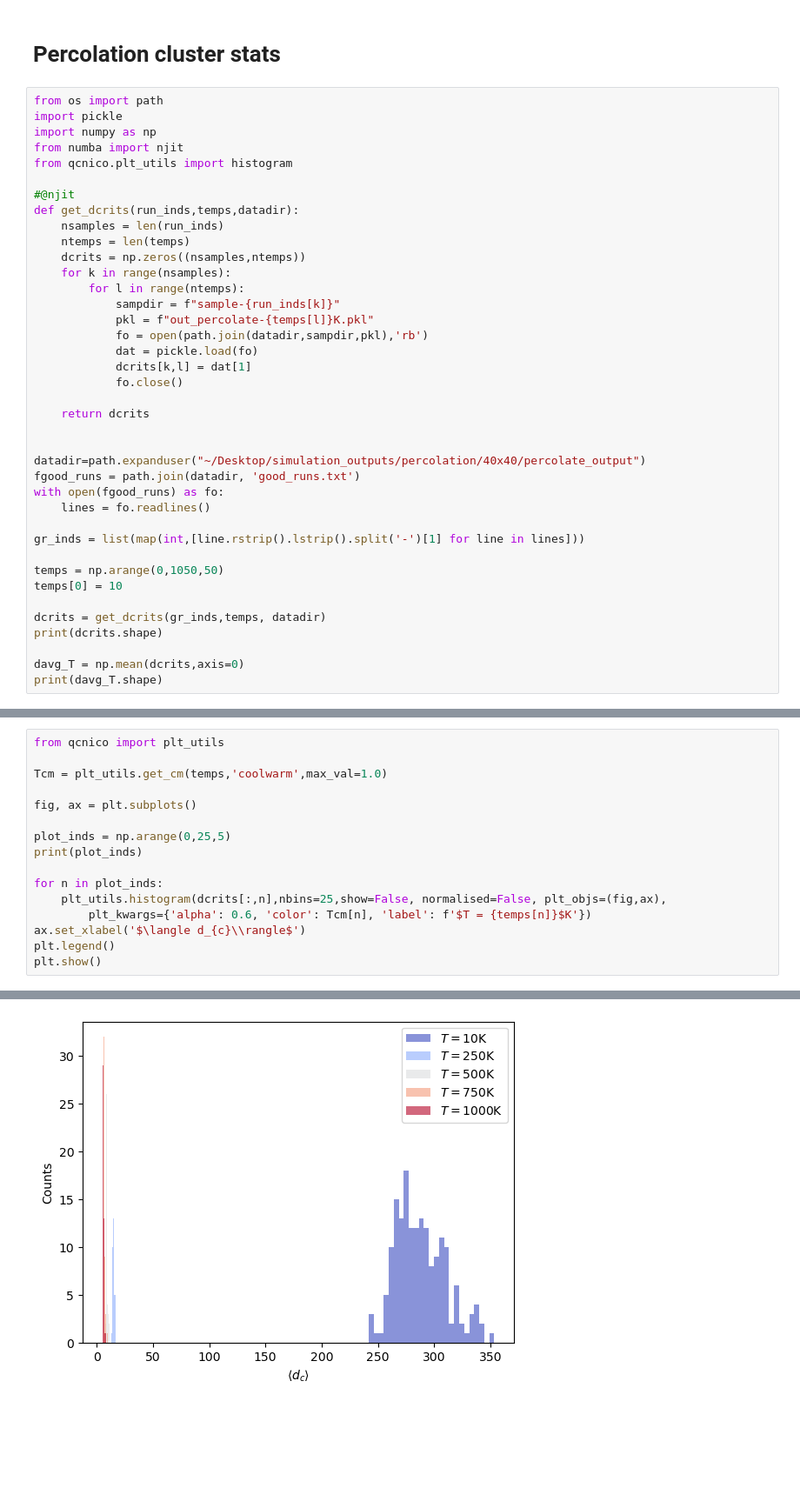
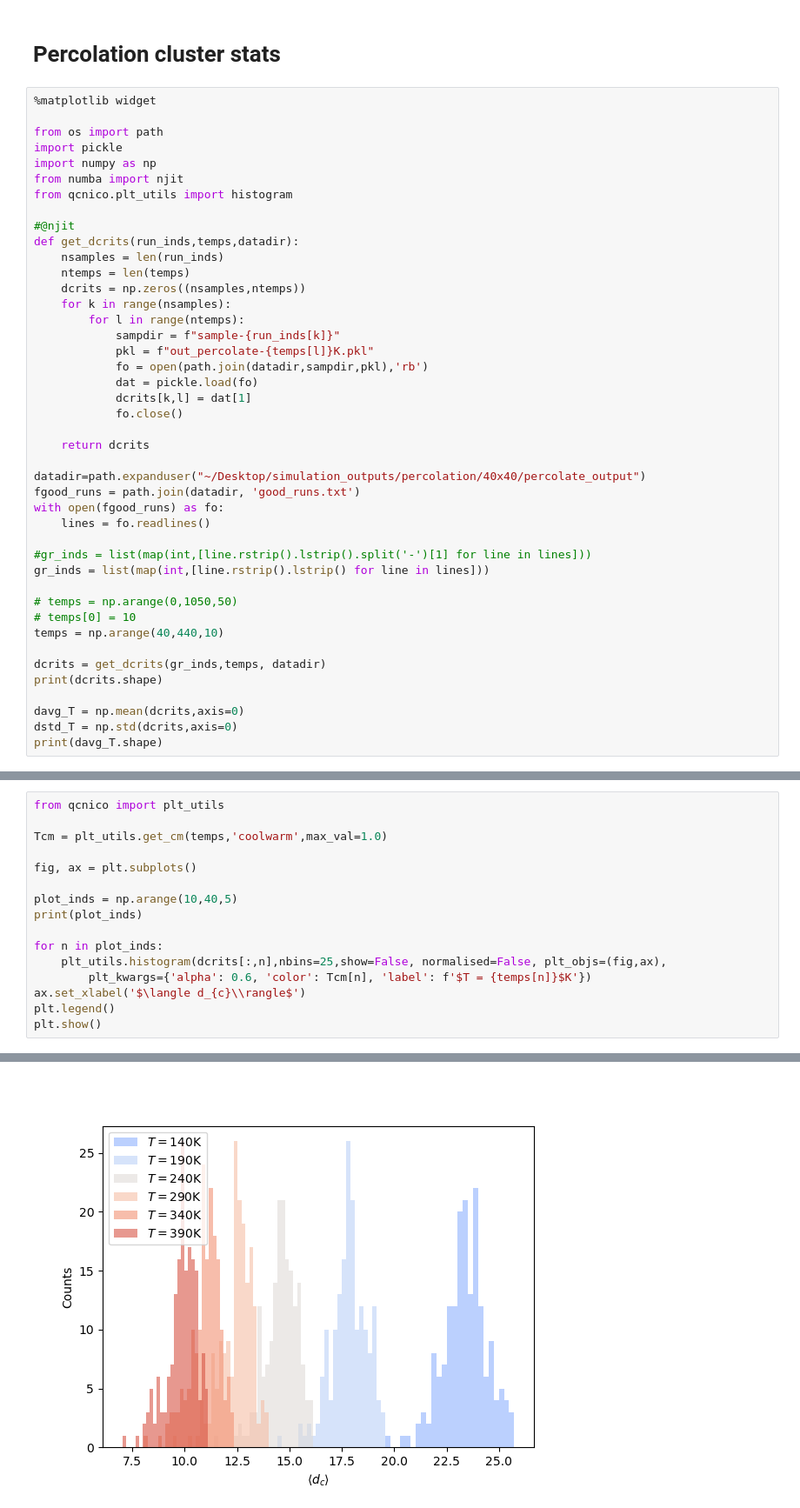
Before and after one commit to ngastellu/percolate_mac, a Jupyter notebook: analysis.ipynb, the cells around one changed output, grey strips where cells are left out. Shown at 87% size. Drawn from its saved outputs; the diff is of its cells as text; blank space fills up the shorter version.

```diff
--- a/analysis.ipynb
+++ b/analysis.ipynb
@@ -1,6 +1,8 @@
 # %% [markdown]
 # Percolation cluster stats
 # %%
+%matplotlib widget
+
 from os import path
 import pickle
 import numpy as np
@@ -23,20 +25,22 @@ def get_dcrits(run_inds,temps,datadir):
 
     return dcrits
 
-
 datadir=path.expanduser("~/Desktop/simulation_outputs/percolation/40x40/percolate_output")
 fgood_runs = path.join(datadir, 'good_runs.txt')
 with open(fgood_runs) as fo:
     lines = fo.readlines()
 
-gr_inds = list(map(int,[line.rstrip().lstrip().split('-')[1] for line in lines]))
+#gr_inds = list(map(int,[line.rstrip().lstrip().split('-')[1] for line in lines]))
+gr_inds = list(map(int,[line.rstrip().lstrip() for line in lines]))
 
-temps = np.arange(0,1050,50)
-temps[0] = 10
+# temps = np.arange(0,1050,50)
+# temps[0] = 10
+temps = np.arange(40,440,10)
 
 dcrits = get_dcrits(gr_inds,temps, datadir)
 print(dcrits.shape)
 
 davg_T = np.mean(dcrits,axis=0)
+dstd_T = np.std(dcrits,axis=0)
 print(davg_T.shape)
 # %% [output]
@@ -57,7 +88,7 @@ Tcm = plt_utils.get_cm(temps,'coolwarm',max_val=1.0)
 
 fig, ax = plt.subplots()
 
-plot_inds = np.arange(0,25,5)
+plot_inds = np.arange(10,40,5)
 print(plot_inds)
 
 for n in plot_inds:
@@ -87 +108 @@ plt.show()
-[figure, old version]
+[figure, new version]
```
Also changed, not shown: parts of 14 cells of this notebook, 3 other files.
